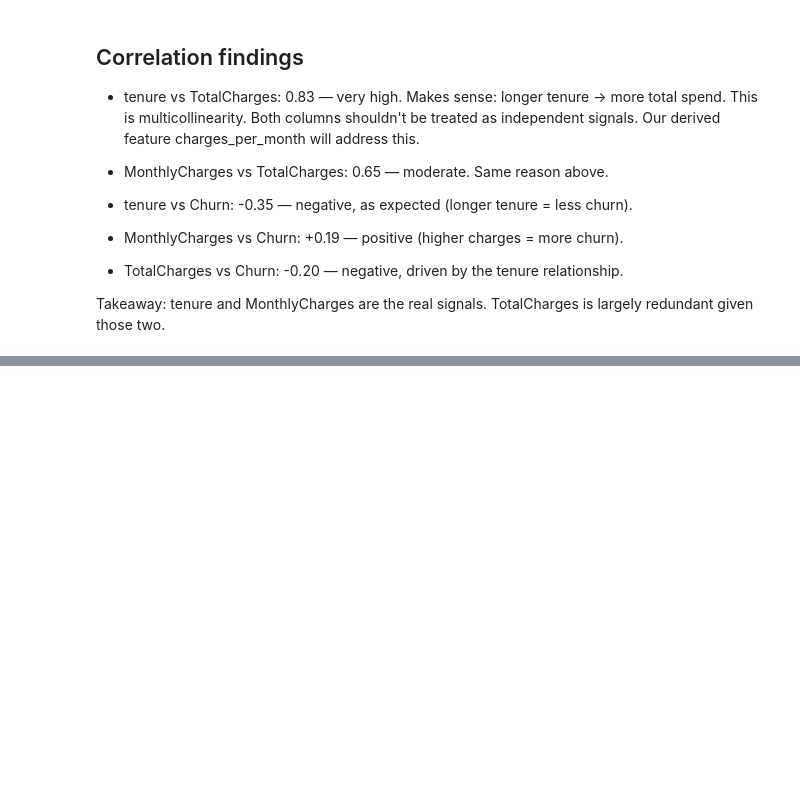
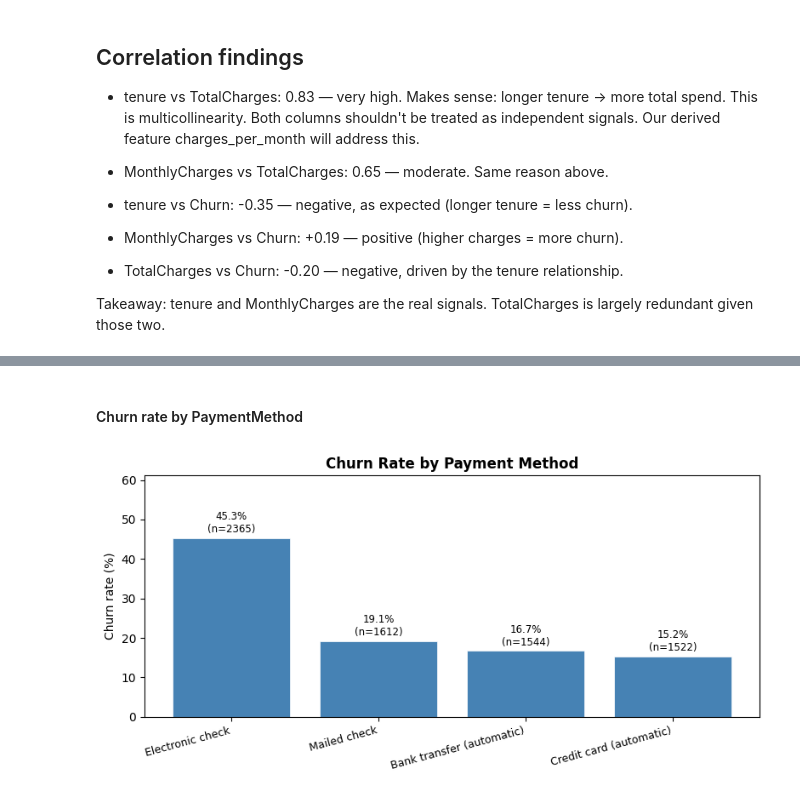
Before and after one commit to Sushanth-Allampati/churn-predictor, a Jupyter notebook: notebooks/01_eda.ipynb, the cells around one changed output, grey strips where cells are left out. Saved outputs shown, nothing was run; the diff lists cells and outputs as text; code cells hidden in the pictures; blank space fills up the shorter version.

```diff
--- a/notebooks/01_eda.ipynb
+++ b/notebooks/01_eda.ipynb
@@ -293,0 +358,19 @@ TotalCharges is largely redundant given those two.
+# %% [markdown]
+<h4>Churn rate by PaymentMethod</h4>
+# %%
+fig, ax = plt.subplots(figsize=(8, 4))
+
+plot_churn_rate(
+    col='PaymentMethod', ax=ax,
+    title='Churn Rate by Payment Method',
+    order=['Electronic check', 'Mailed check',
+           'Bank transfer (automatic)', 'Credit card (automatic)']
+)
+
+# Rotate labels so they don't overlap
+ax.set_xticklabels(ax.get_xticklabels(), rotation=15, ha='right')
+plt.tight_layout()
+plt.savefig('C:/Users/Lenovo/churn-predictor/reports/figures/churn_by_payment.png', dpi=150, bbox_inches='tight')
+plt.show()
+# %% [output]
+[figure, added]
```
Also changed, not shown: parts of 18 cells of this notebook, 6 other files.
